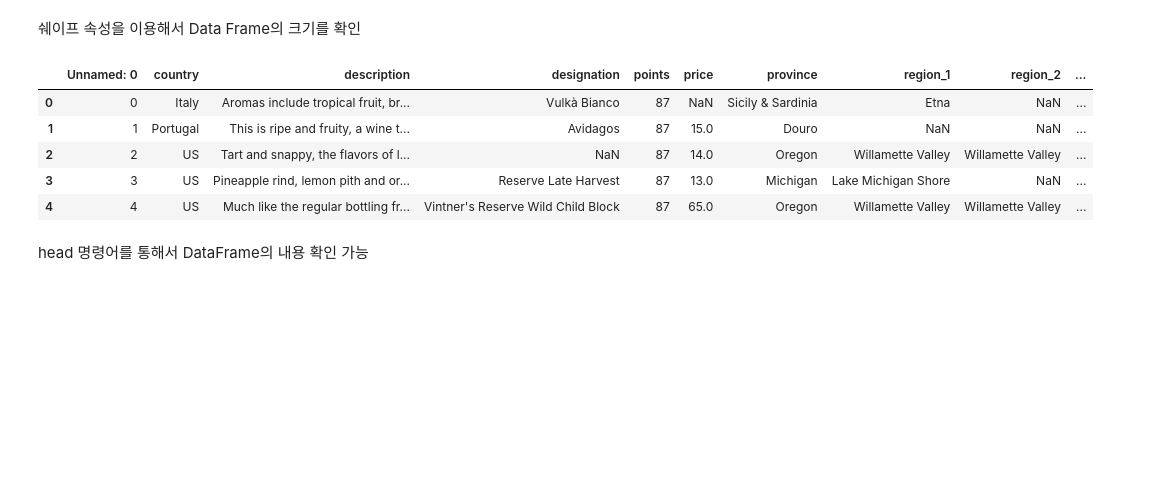
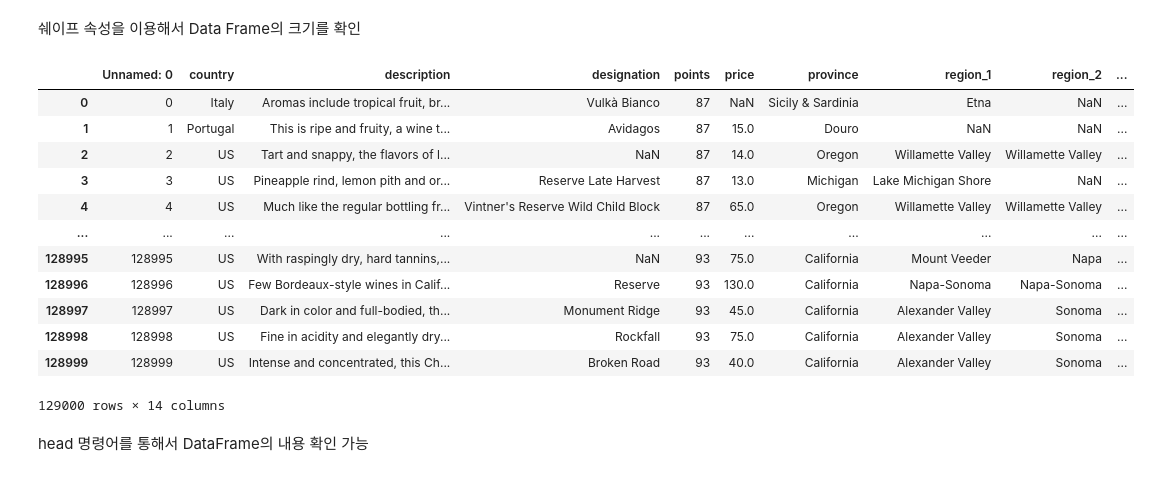
Before and after one commit to jjuhyeok/kaggle-base, a Jupyter notebook: notebook4a45fd4298.ipynb, the cells around one changed output. Saved outputs shown, nothing was run; the diff lists cells and outputs as text; code cells hidden in the pictures; blank space fills up the shorter version.

```diff
--- a/notebook4a45fd4298.ipynb
+++ b/notebook4a45fd4298.ipynb
@@ -71,14 +71,21 @@ wine_reviews.shape
 # %% [markdown]
 쉐이프 속성을 이용해서 Data Frame의 크기를 확인
 # %%
-wine_reviews.head()
+wine_reviews.head(129000)
 # %% [output]
 |  | Unnamed: 0 | country | description | designation | points | price | province | region_1 | region_2 | ... |
 | 0 | 0 | Italy | Aromas include tropical fruit, br... | Vulkà Bianco | 87 | NaN | Sicily & Sardinia | Etna | NaN | ... |
 | 1 | 1 | Portugal | This is ripe and fruity, a wine t... | Avidagos | 87 | 15.0 | Douro | NaN | NaN | ... |
 | 2 | 2 | US | Tart and snappy, the flavors of l... | NaN | 87 | 14.0 | Oregon | Willamette Valley | Willamette Valley | ... |
 | 3 | 3 | US | Pineapple rind, lemon pith and or... | Reserve Late Harvest | 87 | 13.0 | Michigan | Lake Michigan Shore | NaN | ... |
 | 4 | 4 | US | Much like the regular bottling fr... | Vintner's Reserve Wild Child Block | 87 | 65.0 | Oregon | Willamette Valley | Willamette Valley | ... |
+| ... | ... | ... | ... | ... | ... | ... | ... | ... | ... | ... |
+| 128995 | 128995 | US | With raspingly dry, hard tannins,... | NaN | 93 | 75.0 | California | Mount Veeder | Napa | ... |
+| 128996 | 128996 | US | Few Bordeaux-style wines in Calif... | Reserve | 93 | 130.0 | California | Napa-Sonoma | Napa-Sonoma | ... |
+| 128997 | 128997 | US | Dark in color and full-bodied, th... | Monument Ridge | 93 | 45.0 | California | Alexander Valley | Sonoma | ... |
+| 128998 | 128998 | US | Fine in acidity and elegantly dry... | Rockfall | 93 | 75.0 | California | Alexander Valley | Sonoma | ... |
+| 128999 | 128999 | US | Intense and concentrated, this Ch... | Broken Road | 93 | 40.0 | California | Alexander Valley | Sonoma | ... |
+129000 rows × 14 columns
 # %% [markdown]
 head 명령어를 통해서 DataFrame의 내용 확인 가능
 # %%
```
Also changed, not shown: parts of 1 cell of this notebook.
